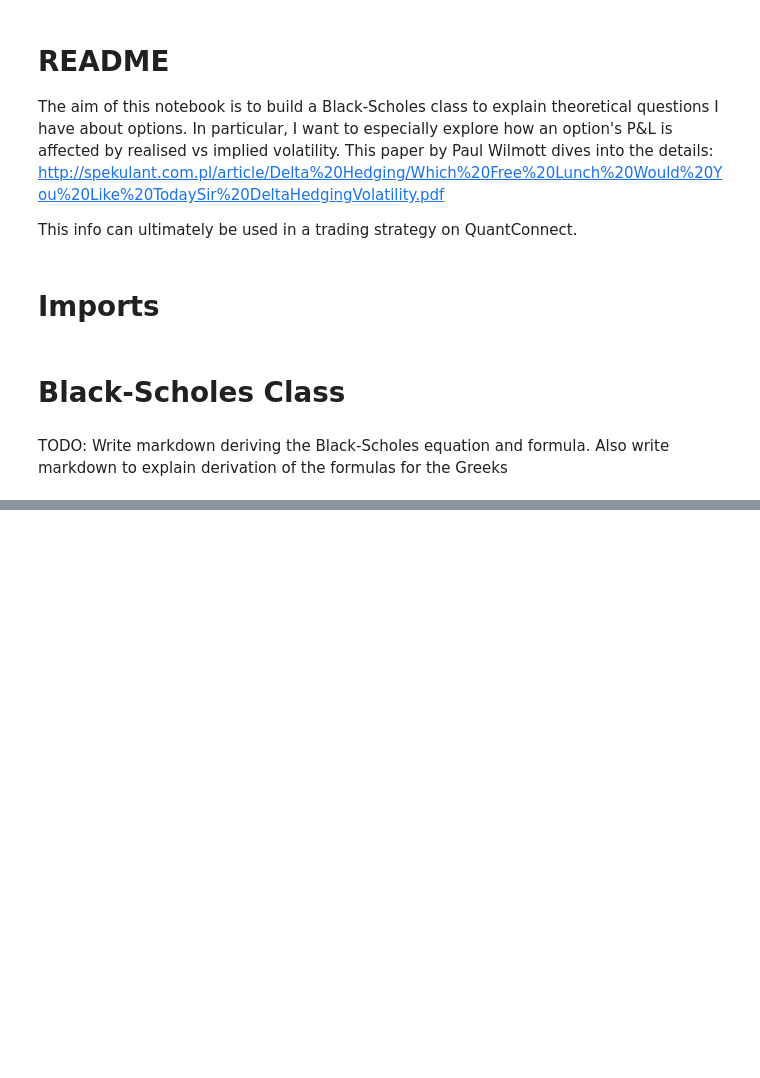
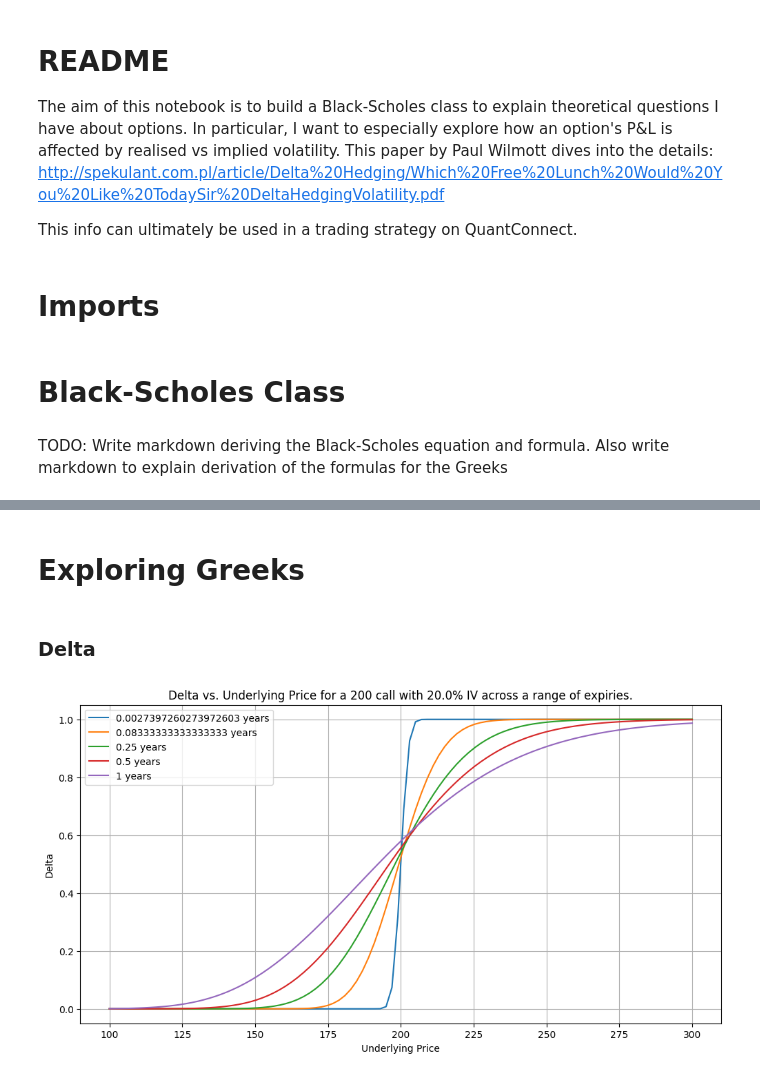
Before and after one commit to ed-churchill/implied-order-book, a Jupyter notebook: black-scholes-modelling.ipynb, the cells around one changed output, grey strips where cells are left out. Cells and saved outputs as stored; diff of their text form; code cells hidden in the pictures; blank space fills up the shorter version.

```diff
--- a/black-scholes-modelling.ipynb
+++ b/black-scholes-modelling.ipynb
@@ -408,0 +409,2 @@ bsm.implied_vol(
+# %% [markdown]
+# Exploring Greeks
@@ -408,0 +420,47 @@ bsm.implied_vol(
+# %% [markdown]
+### Delta
+# %%
+# For each expiry, calculate delta at each spot price
+deltas_per_expiry = [
+    [
+        bsm.delta(
+            option_type='C',
+            S=p,
+            K=K,
+            r=r,
+            sigma=sigma,
+            t=e
+        )
+        for p in underlying_prices
+    ]
+    for e in expiries
+]
+
+# For each IV, calculate delta at each spot price
+deltas_per_iv = [
+    [
+        bsm.delta(
+            option_type='C',
+            S=p,
+            K=K,
+            r=r,
+            sigma=iv,
+            t=t
+        )
+        for p in underlying_prices
+    ]
+    for iv in ivs
+]
+# %%
+# Delta vs Spot for range of expiries
+plt.figure(figsize=(12, 6))
+for deltas, expiry in zip(deltas_per_expiry, expiries):
+    plt.plot(underlying_prices, deltas, label=f'{expiry} years')
+plt.xlabel('Underlying Price')
+plt.ylabel('Delta')
+plt.title(f'Delta vs. Underlying Price for a {K} call with {100 * sigma}% IV across a range of expiries.')
+plt.legend()
+plt.grid(True)
+plt.show()
+# %% [output]
+[figure, added]
```
Also changed, not shown: parts of 15 cells of this notebook.
